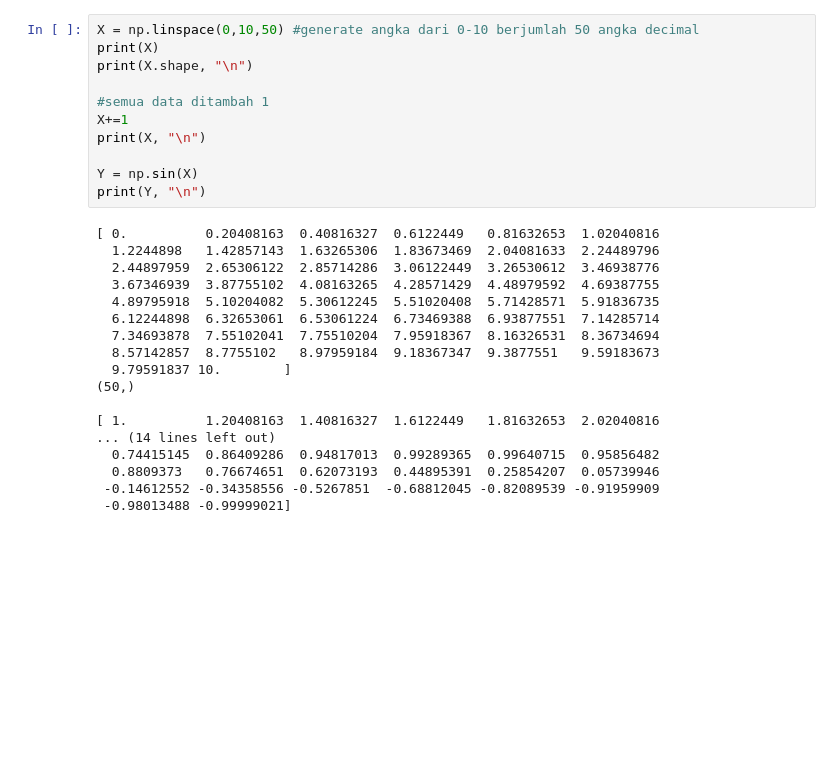
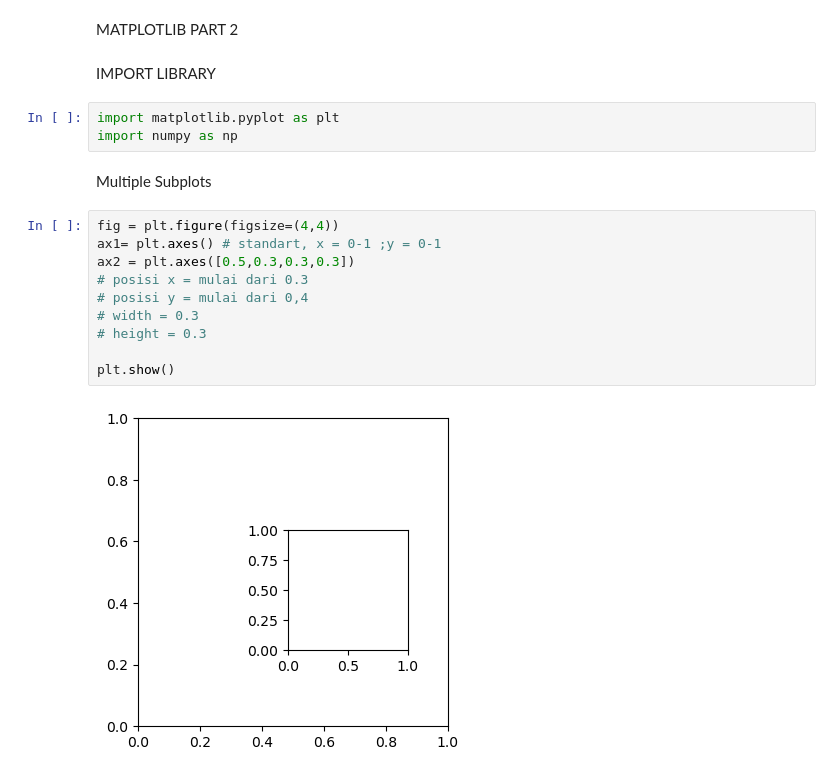
Before and after one commit to dFaery/DSP, a Jupyter notebook: main.ipynb, the cells around one changed output. Drawn from its saved outputs; the diff is of its cells as text; blank space fills up the shorter version.

Commit message:
Added Exercixe matplotlib

```diff
--- a/main.ipynb
+++ b/main.ipynb
@@ -210,29 +1,21 @@ UFuncs
-# %%
-X = np.linspace(0,10,50) #generate angka dari 0-10 berjumlah 50 angka decimal
-print(X)
-print(X.shape, "\n")
-
-#semua data ditambah 1
-X+=1
-print(X, "\n")
-
-Y = np.sin(X)
-print(Y, "\n")
-# %% [output]
-[ 0.          0.20408163  0.40816327  0.6122449   0.81632653  1.02040816
-  1.2244898   1.42857143  1.63265306  1.83673469  2.04081633  2.24489796
-  2.44897959  2.65306122  2.85714286  3.06122449  3.26530612  3.46938776
-  3.67346939  3.87755102  4.08163265  4.28571429  4.48979592  4.69387755
-  4.89795918  5.10204082  5.30612245  5.51020408  5.71428571  5.91836735
-  6.12244898  6.32653061  6.53061224  6.73469388  6.93877551  7.14285714
-  7.34693878  7.55102041  7.75510204  7.95918367  8.16326531  8.36734694
-  8.57142857  8.7755102   8.97959184  9.18367347  9.3877551   9.59183673
-  9.79591837 10.        ]
-(50,)
-
-[ 1.          1.20408163  1.40816327  1.6122449   1.81632653  2.02040816
-... (14 lines left out)
-  0.74415145  0.86409286  0.94817013  0.99289365  0.99640715  0.95856482
-  0.8809373   0.76674651  0.62073193  0.44895391  0.25854207  0.05739946
- -0.14612552 -0.34358556 -0.5267851  -0.68812045 -0.82089539 -0.91959909
- -0.98013488 -0.99999021]
+# %% [markdown]
+MATPLOTLIB PART 2
+# %% [markdown]
+IMPORT LIBRARY
+# %%
+import matplotlib.pyplot as plt
+import numpy as np
+# %% [markdown]
+Multiple Subplots
+# %%
+fig = plt.figure(figsize=(4,4))
+ax1= plt.axes() # standart, x = 0-1 ;y = 0-1
+ax2 = plt.axes([0.5,0.3,0.3,0.3])
+# posisi x = mulai dari 0.3
+# posisi y = mulai dari 0,4
+# width = 0.3
+# height = 0.3
+
+plt.show()
+# %% [output]
+[figure, added]
```
Also changed, not shown: parts of 33 cells of this notebook, 1 other file.
